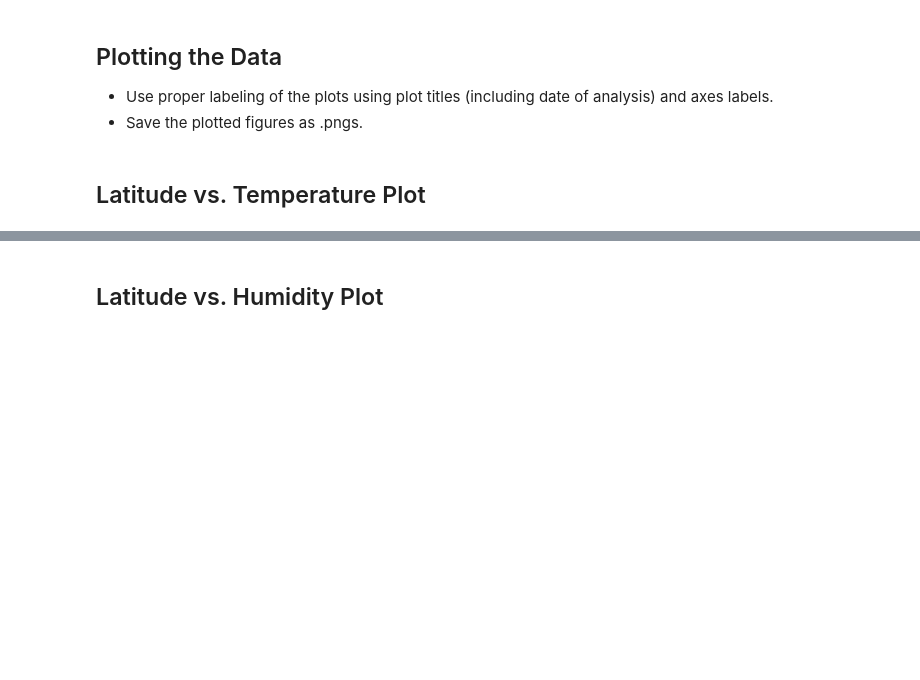
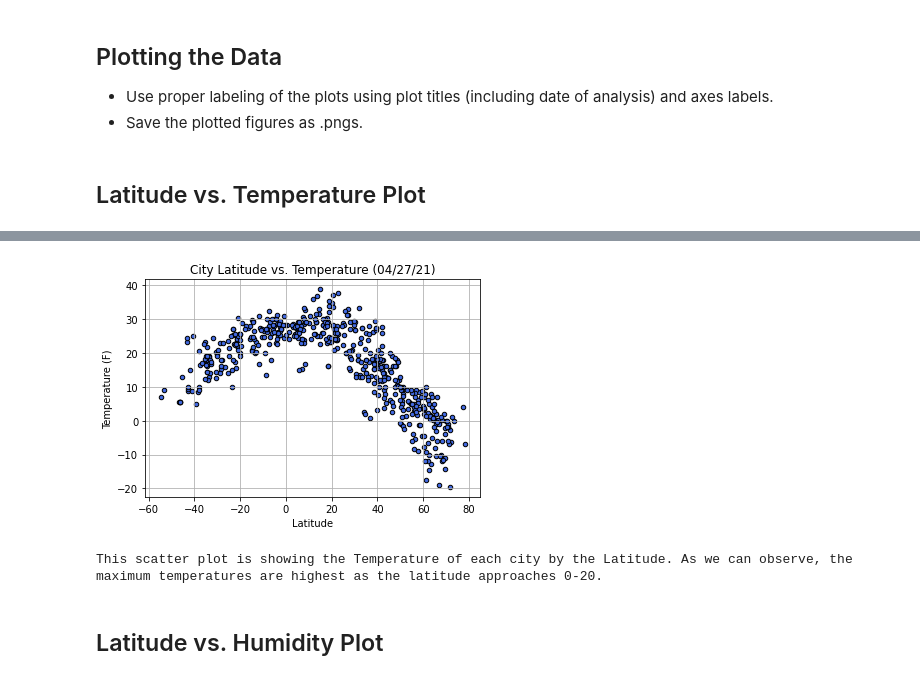
Before and after one commit to marceloflores1/python-api-challenge, a Jupyter notebook: WeatherPy/WeatherPy.ipynb, the cells around one changed output, grey strips where cells are left out. Cells and saved outputs as stored; diff of their text form; code cells hidden in the pictures; blank space fills up the shorter version.

Commit message:
Creating scatter plots

```diff
--- a/WeatherPy/WeatherPy.ipynb
+++ b/WeatherPy/WeatherPy.ipynb
@@ -239,2 +240,14 @@ clean_city_data
+# %%
+#Generating plot, with title and labels. Adding explanation after plot.
+clean_city_data.plot(kind='scatter',x='Lat',y='Max Temp', color="royalblue", edgecolors="black")
+plt.title(f"City Latitude vs. Temperature ({weather_time})")
+plt.grid()
+plt.xlabel("Latitude")
+plt.ylabel("Temperature (F)")
+plt.show()
+print("This scatter plot is showing the Temperature of each city by the Latitude. As we can observe, the maximum temperatures are highest as the latitude approaches 0-20.")
+# %% [output]
+[figure, added]
+This scatter plot is showing the Temperature of each city by the Latitude. As we can observe, the maximum temperatures are highest as the latitude approaches 0-20.
 # %% [markdown]
 ## Latitude vs. Humidity Plot
```
Also changed, not shown: parts of 10 cells of this notebook.
